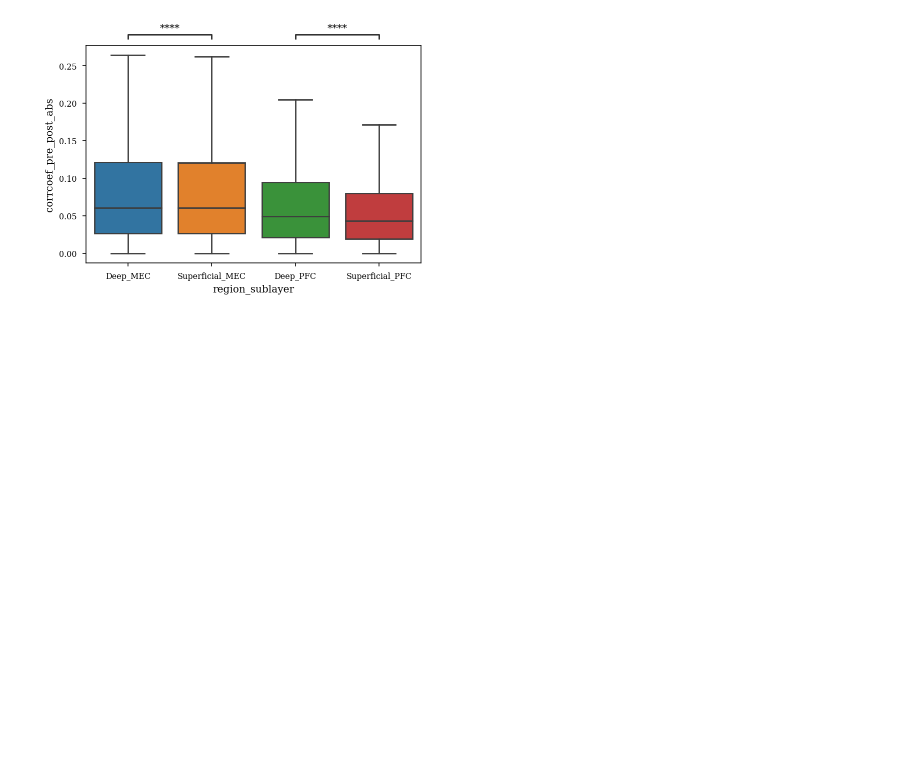
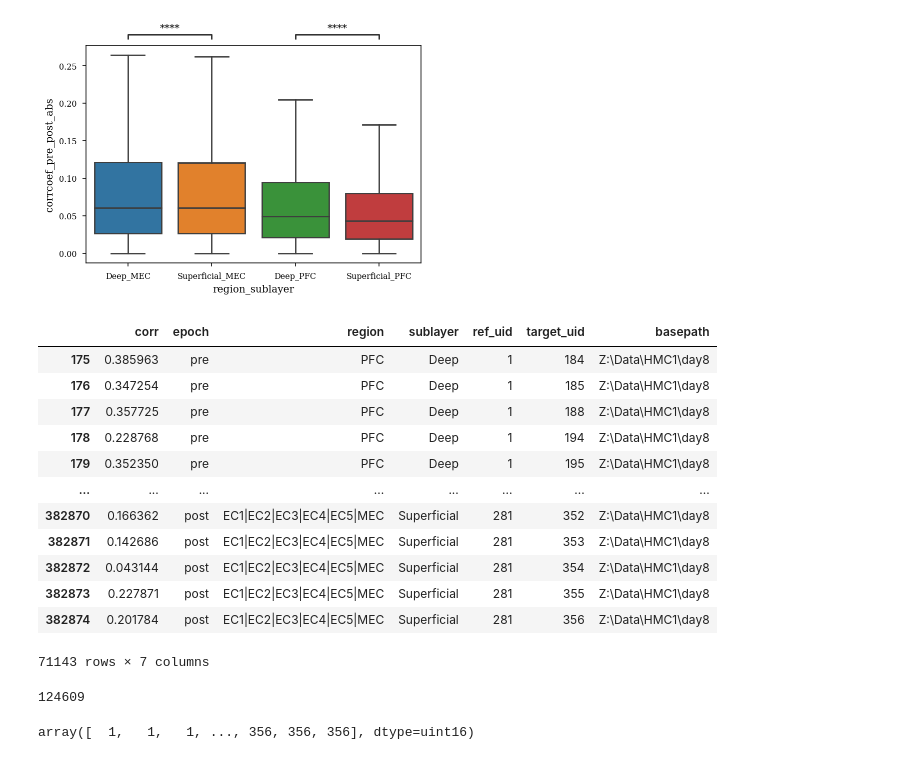
Before and after one commit to ryanharvey1/ripple_heterogeneity, a Jupyter notebook: scripts/readout/co_firing.ipynb, the cells around one changed output. Drawn from its saved outputs; the diff is of its cells as text; code cells hidden in the pictures; blank space fills up the shorter version.

```diff
--- a/scripts/readout/co_firing.ipynb
+++ b/scripts/readout/co_firing.ipynb
@@ -236,0 +248,28 @@ Deep_PFC v.s. Superficial_PFC: t-test independent samples with Bonferroni correc
+# %%
+from ripple_heterogeneity.readout import readout_explained_var
+basepath = r"Z:\Data\HMC1\day8"
+results = readout_explained_var.run(
+    basepath,  # path to data folder
+    reference_region="CA1",  # reference region
+    target_regions=["PFC", "EC1|EC2|EC3|EC4|EC5|MEC"],  # regions to compare ref to
+    min_cells=5,  # minimum number of cells per region
+    restrict_task=False,  # restrict restriction_type to task epochs
+    restriction_type="ripples",  # "ripples" or "NREMstate"
+    ripple_expand=0.05,  # in seconds, how much to expand ripples
+)
+# %%
+results["pairwise_corr_df"][~np.isnan(results["pairwise_corr_df"]["corr"])]
+# %% [output]
+|  | corr | epoch | region | sublayer | ref_uid | target_uid | basepath |
+| 175 | 0.385963 | pre | PFC | Deep | 1 | 184 | Z:\Data\HMC1\day8 |
+| 176 | 0.347254 | pre | PFC | Deep | 1 | 185 | Z:\Data\HMC1\day8 |
+| 177 | 0.357725 | pre | PFC | Deep | 1 | 188 | Z:\Data\HMC1\day8 |
+| 178 | 0.228768 | pre | PFC | Deep | 1 | 194 | Z:\Data\HMC1\day8 |
+| 179 | 0.352350 | pre | PFC | Deep | 1 | 195 | Z:\Data\HMC1\day8 |
+| ... | ... | ... | ... | ... | ... | ... | ... |
+| 382870 | 0.166362 | post | EC1|EC2|EC3|EC4|EC5|MEC | Superficial | 281 | 352 | Z:\Data\HMC1\day8 |
+| 382871 | 0.142686 | post | EC1|EC2|EC3|EC4|EC5|MEC | Superficial | 281 | 353 | Z:\Data\HMC1\day8 |
+| 382872 | 0.043144 | post | EC1|EC2|EC3|EC4|EC5|MEC | Superficial | 281 | 354 | Z:\Data\HMC1\day8 |
+| 382873 | 0.227871 | post | EC1|EC2|EC3|EC4|EC5|MEC | Superficial | 281 | 355 | Z:\Data\HMC1\day8 |
+| 382874 | 0.201784 | post | EC1|EC2|EC3|EC4|EC5|MEC | Superficial | 281 | 356 | Z:\Data\HMC1\day8 |
+71143 rows × 7 columns
@@ -236,0 +280,11 @@ Deep_PFC v.s. Superficial_PFC: t-test independent samples with Bonferroni correc
+# %%
+353**2
+# %% [output]
+124609
+# %%
+import itertools
+
+c = np.array(list(itertools.product(cell_metrics.UID.values, repeat=2)))
+c[:,0]
+# %% [output]
+array([  1,   1,   1, ..., 356, 356, 356], dtype=uint16)
```
Also changed, not shown: parts of 7 cells of this notebook, 2 other files.
